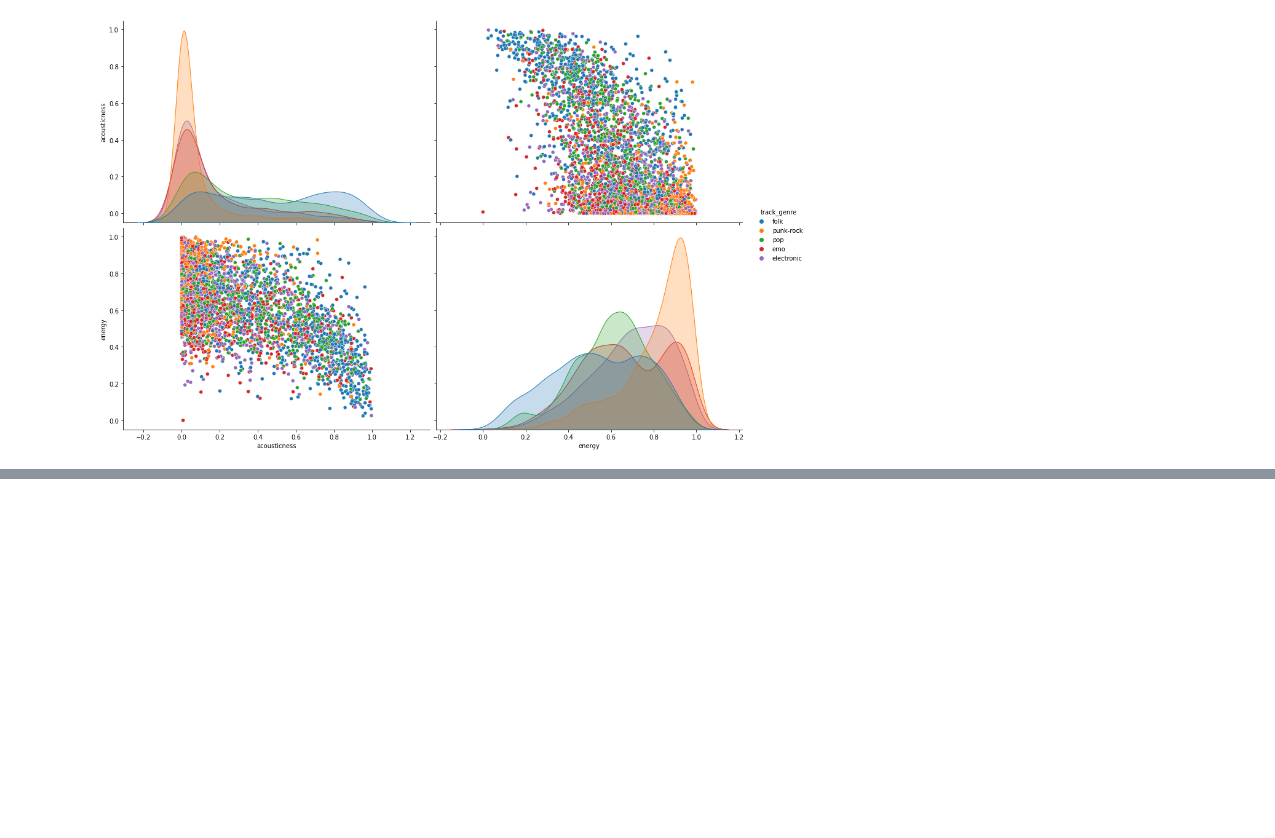
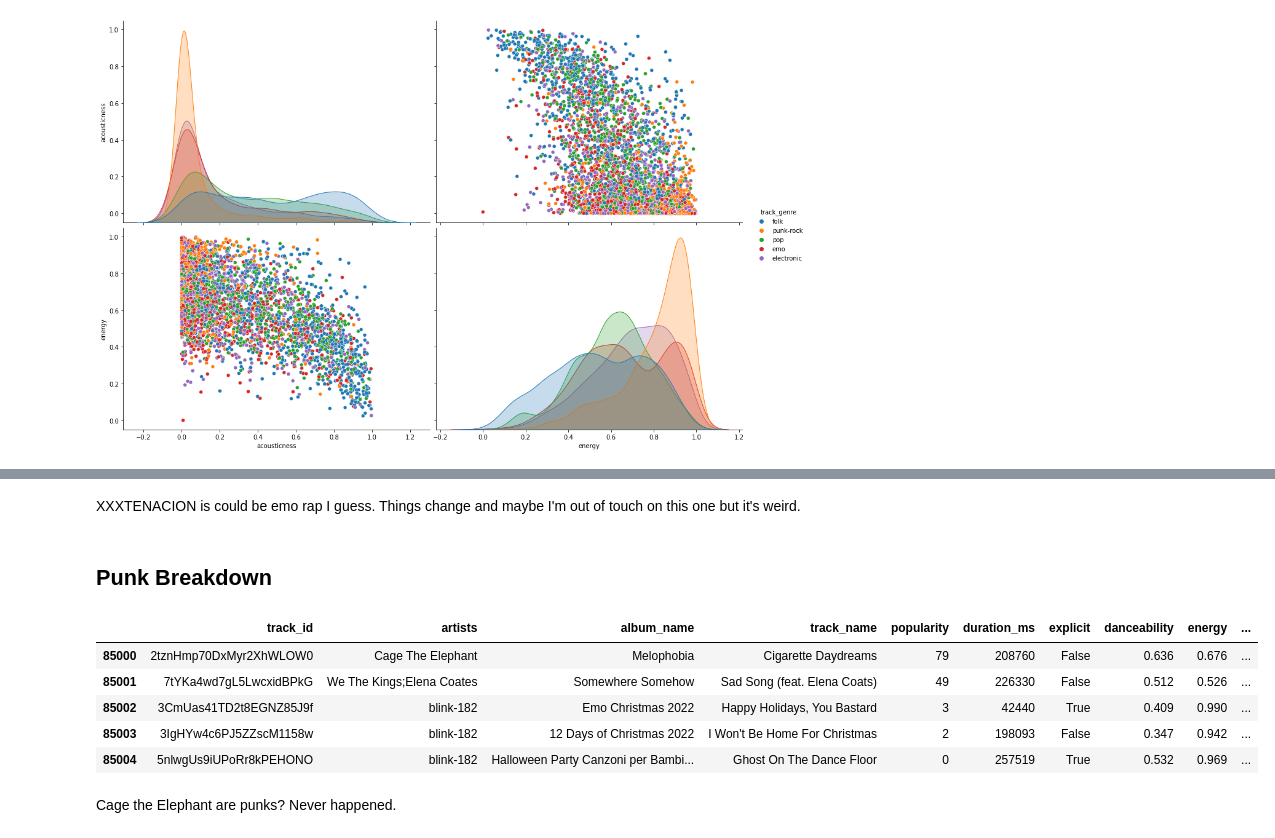
Before and after one commit to JonLar1/Spotify_Tracks_EDA, a Jupyter notebook: notebooks/spotify_eda.ipynb, the cells around one changed output, grey strips where cells are left out. Drawn from its saved outputs; the diff is of its cells as text; code cells hidden in the pictures; blank space fills up the shorter version.

```diff
--- a/notebooks/spotify_eda.ipynb
+++ b/notebooks/spotify_eda.ipynb
@@ -258,0 +297,16 @@ sns.pairplot(df_sample[['acousticness','energy','track_genre']], height=5, aspec
+# %% [markdown]
+XXXTENACION is could be emo rap I guess. Things change and maybe I'm out of touch on this one but it's weird.
+# %% [markdown]
+## Punk Breakdown
+# %%
+punk_df = df[df['track_genre'] == 'punk-rock']
+punk_df.head()
+# %% [output]
+|  | track_id | artists | album_name | track_name | popularity | duration_ms | explicit | danceability | energy | ... |
+| 85000 | 2tznHmp70DxMyr2XhWLOW0 | Cage The Elephant | Melophobia | Cigarette Daydreams | 79 | 208760 | False | 0.636 | 0.676 | ... |
+| 85001 | 7tYKa4wd7gL5LwcxidBPkG | We The Kings;Elena Coates | Somewhere Somehow | Sad Song (feat. Elena Coats) | 49 | 226330 | False | 0.512 | 0.526 | ... |
+| 85002 | 3CmUas41TD2t8EGNZ85J9f | blink-182 | Emo Christmas 2022 | Happy Holidays, You Bastard | 3 | 42440 | True | 0.409 | 0.990 | ... |
+| 85003 | 3IgHYw4c6PJ5ZZscM1158w | blink-182 | 12 Days of Christmas 2022 | I Won't Be Home For Christmas | 2 | 198093 | False | 0.347 | 0.942 | ... |
+| 85004 | 5nlwgUs9iUPoRr8kPEHONO | blink-182 | Halloween Party Canzoni per Bambi... | Ghost On The Dance Floor | 0 | 257519 | True | 0.532 | 0.969 | ... |
+# %% [markdown]
+Cage the Elephant are punks? Never happened.
```
Also changed, not shown: parts of 6 cells of this notebook.
